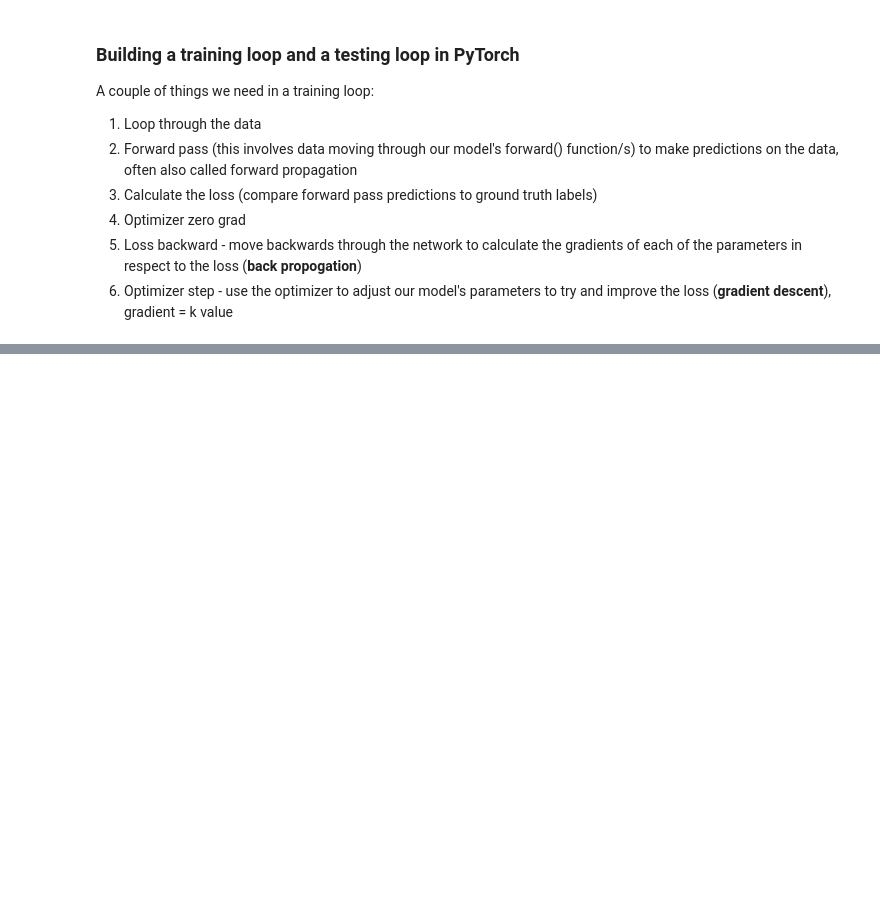
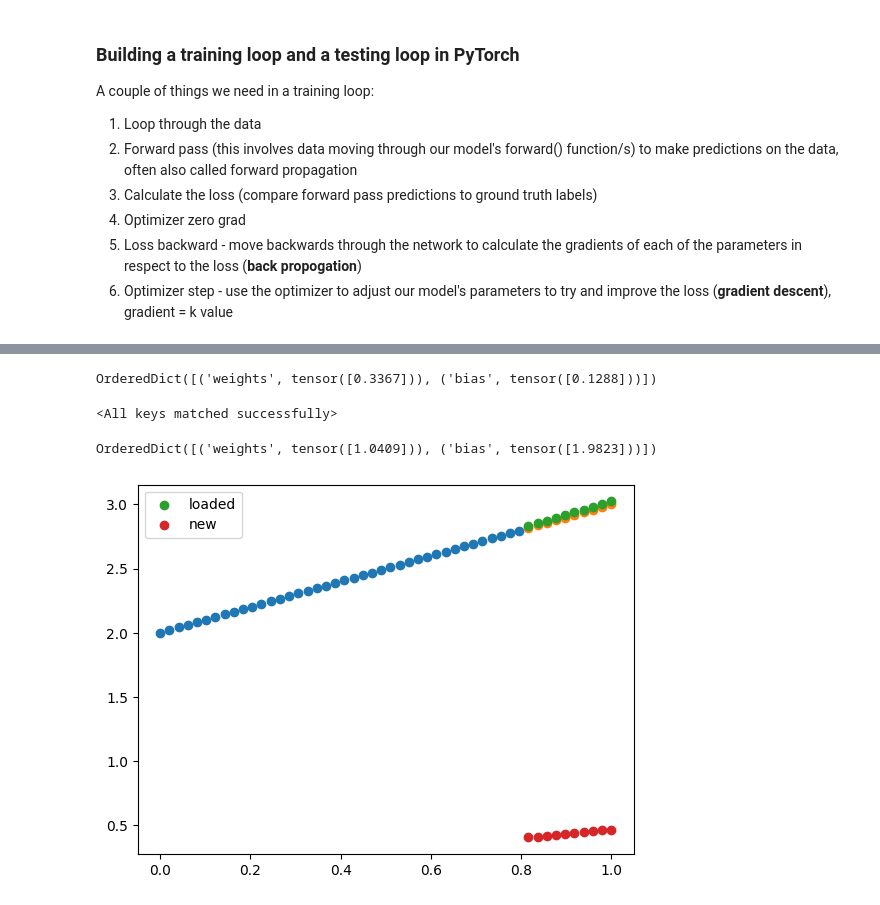
Before and after one commit to GGisMee/PyTorch, a Jupyter notebook: 01_Python_Workflow.ipynb, the cells around one changed output, grey strips where cells are left out. Saved outputs shown, nothing was run; the diff lists cells and outputs as text; code cells hidden in the pictures; blank space fills up the shorter version.

```diff
--- a/01_Python_Workflow.ipynb
+++ b/01_Python_Workflow.ipynb
@@ -280,0 +280,15 @@ There are three main methods you should know about for saving and loading models
+# %%
+# Saving our PyTorch model
+from pathlib import Path
+
+# 1. Create model directory
+MODEL_PATH = Path("models") # creates a path named models
+MODEL_PATH.mkdir(parents=True, exist_ok=True) # make a directory of selected path
+
+# 2. Create model save path
+MODEL_NAME = "01_python_workflow_model_0.pth" # pth, pth eller pt for pytorch
+MODEL_SAVE_PATH = MODEL_PATH / MODEL_NAME
+
+# 3. Save the model statedict
+print(f"Saving model to: {MODEL_SAVE_PATH}")
+pt.save(obj=model_0.state_dict(), f=MODEL_SAVE_PATH)
@@ -280,0 +301,33 @@ There are three main methods you should know about for saving and loading models
+# %%
+model_0.state_dict()
+# %% [output]
+OrderedDict([('weights', tensor([0.3367])), ('bias', tensor([0.1288]))])
+# %%
+# To load in a saved state_dict we have to instantiate a new instance of our model class
+loaded_model_0 = LinearRegressionModel()
+
+# Load the saved state_dict of model_0, which will update the paramters
+loaded_model_0.load_state_dict(pt.load(f=MODEL_SAVE_PATH)) # f is a file like object, that can be stringified
+# %% [output]
+<All keys matched successfully>
+# %%
+loaded_model_0.state_dict()
+# %% [output]
+OrderedDict([('weights', tensor([1.0409])), ('bias', tensor([1.9823]))])
+# %%
+# Make some predictions with our loaded model
+loaded_model_0.eval()
+with pt.inference_mode():
+    loaded_model_0_preds = loaded_model_0(X_test)
+    loaded_model_0_preds
+# %%
+# Comparing Loaded model preds with original model
+with pt.inference_mode():
+    plt.scatter(X_train, y_train)
+    plt.scatter(X_test, y_test)
+    plt.scatter(X_test, loaded_model_0_preds, label="loaded")
+    plt.scatter(X_test, model_0(X_test), label="new")
+    plt.legend()
+    plt.show()
+# %% [output]
+[figure, added]
```
Also changed, not shown: parts of 9 cells of this notebook, 2 other files.
